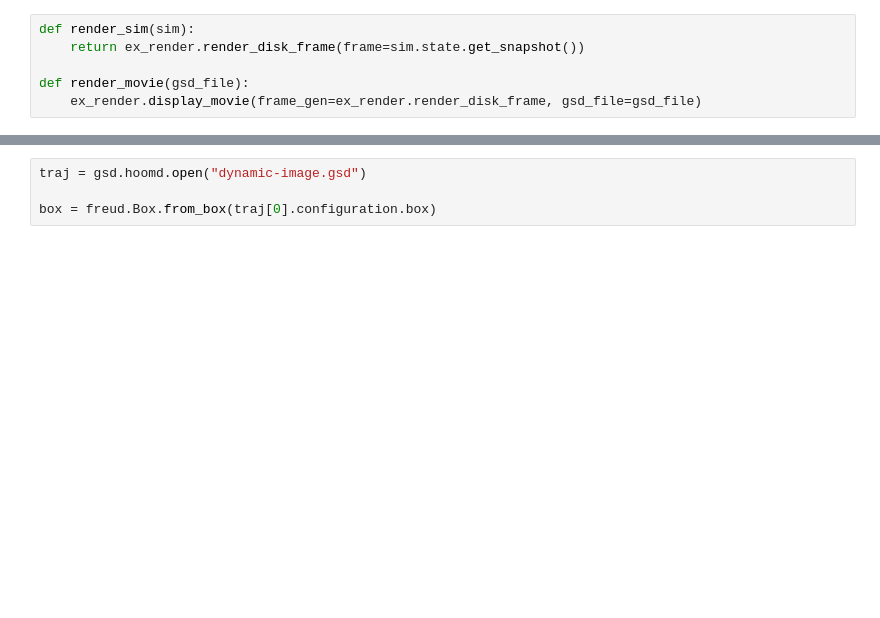
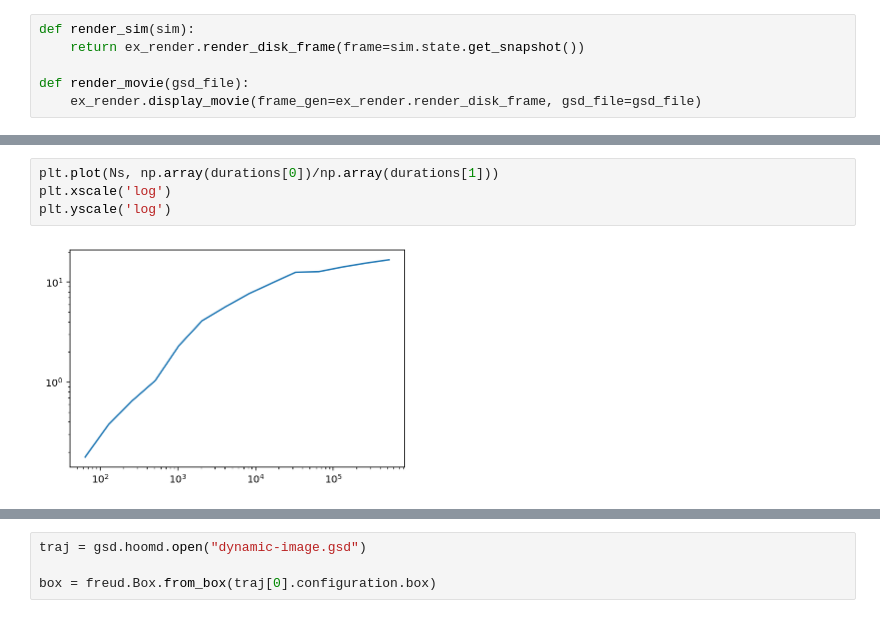
Before and after one commit to ianrgraham/monk, a Jupyter notebook: experiments/2d-glass/test.ipynb, the cells around one changed output, grey strips where cells are left out. Drawn from its saved outputs; the diff is of its cells as text; blank space fills up the shorter version.

```diff
--- a/experiments/2d-glass/test.ipynb
+++ b/experiments/2d-glass/test.ipynb
@@ -131,0 +349,6 @@ def simulation_run_msd(temp, seed):
+# %%
+plt.plot(Ns, np.array(durations[0])/np.array(durations[1]))
+plt.xscale('log')
+plt.yscale('log')
+# %% [output]
+[figure, added]
```
Also changed, not shown: parts of 36 cells of this notebook, 5 other files.
